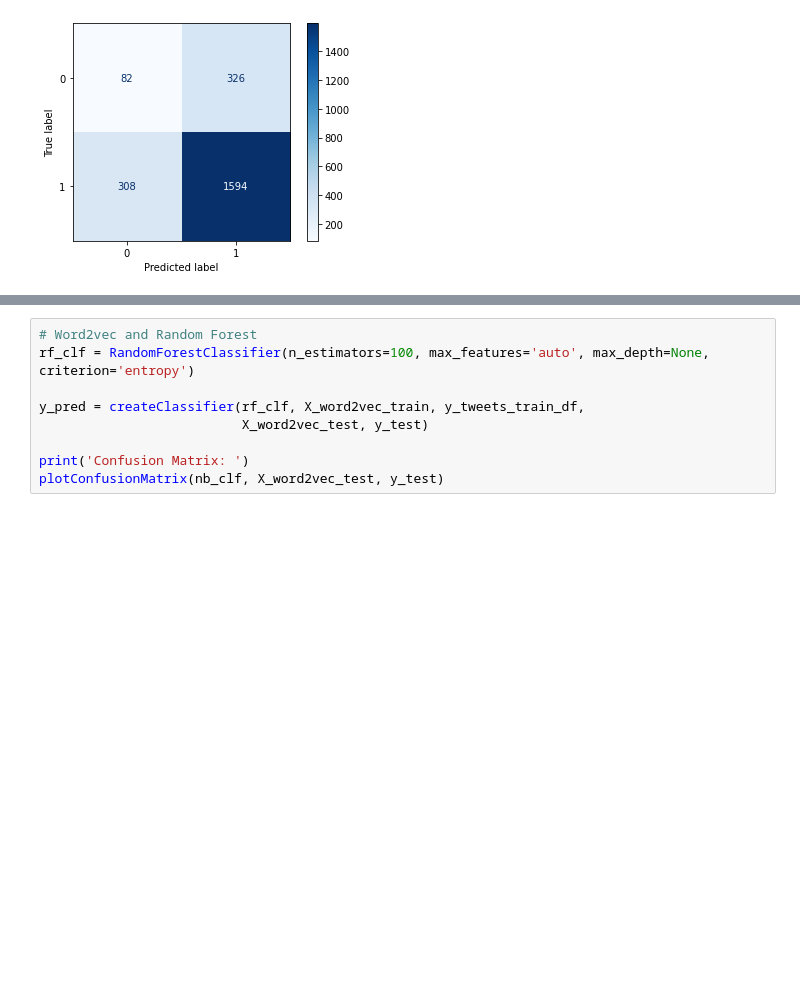
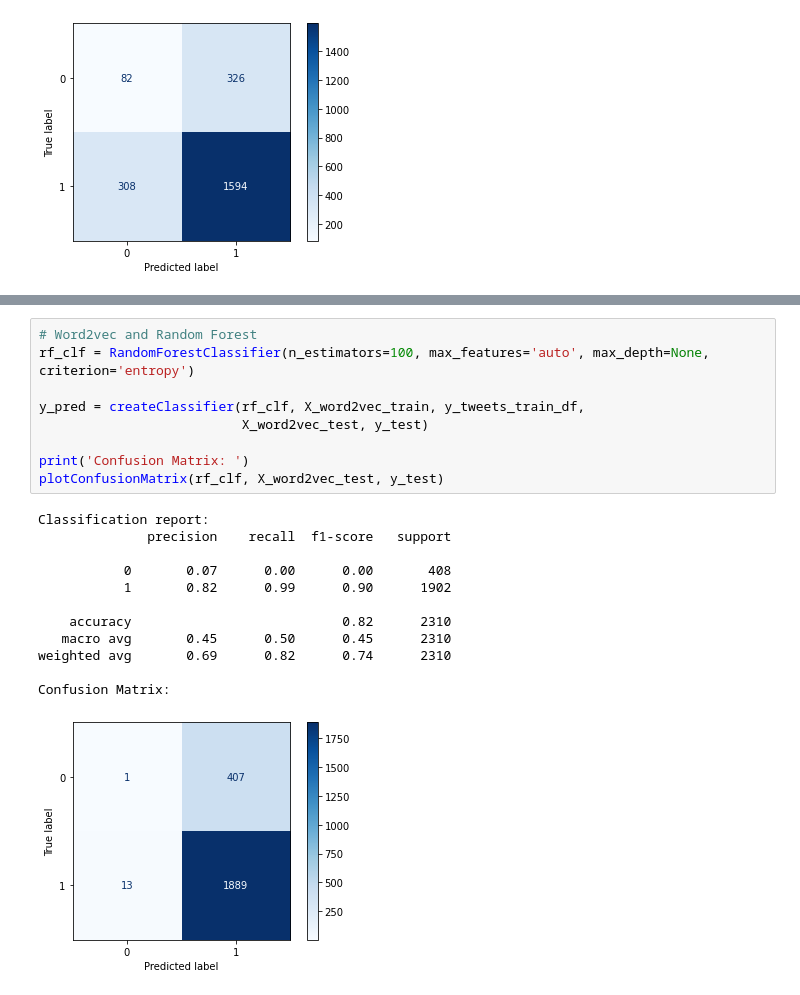
Before and after one commit to mayarachew/IronyDetectionInTweets, a Jupyter notebook: irony_detection_experiment_2.ipynb, the cells around one changed output, grey strips where cells are left out. Saved outputs shown, nothing was run; the diff lists cells and outputs as text; blank space fills up the shorter version.

```diff
--- a/irony_detection_experiment_2.ipynb
+++ b/irony_detection_experiment_2.ipynb
@@ -422,9 +479,22 @@ plotConfusionMatrix(nb_clf, X_word2vec_test, y_test)
 # %%
 # Word2vec and Random Forest
 rf_clf = RandomForestClassifier(n_estimators=100, max_features='auto', max_depth=None, criterion='entropy')
 
 y_pred = createClassifier(rf_clf, X_word2vec_train, y_tweets_train_df,
                           X_word2vec_test, y_test)
 
 print('Confusion Matrix: ')
-plotConfusionMatrix(nb_clf, X_word2vec_test, y_test)
+plotConfusionMatrix(rf_clf, X_word2vec_test, y_test)
+# %% [output]
+Classification report:
+              precision    recall  f1-score   support
+
+           0       0.07      0.00      0.00       408
+           1       0.82      0.99      0.90      1902
+
+    accuracy                           0.82      2310
+   macro avg       0.45      0.50      0.45      2310
+weighted avg       0.69      0.82      0.74      2310
+
+Confusion Matrix:
+[figure, added]
```
Also changed, not shown: parts of 5 cells of this notebook.
